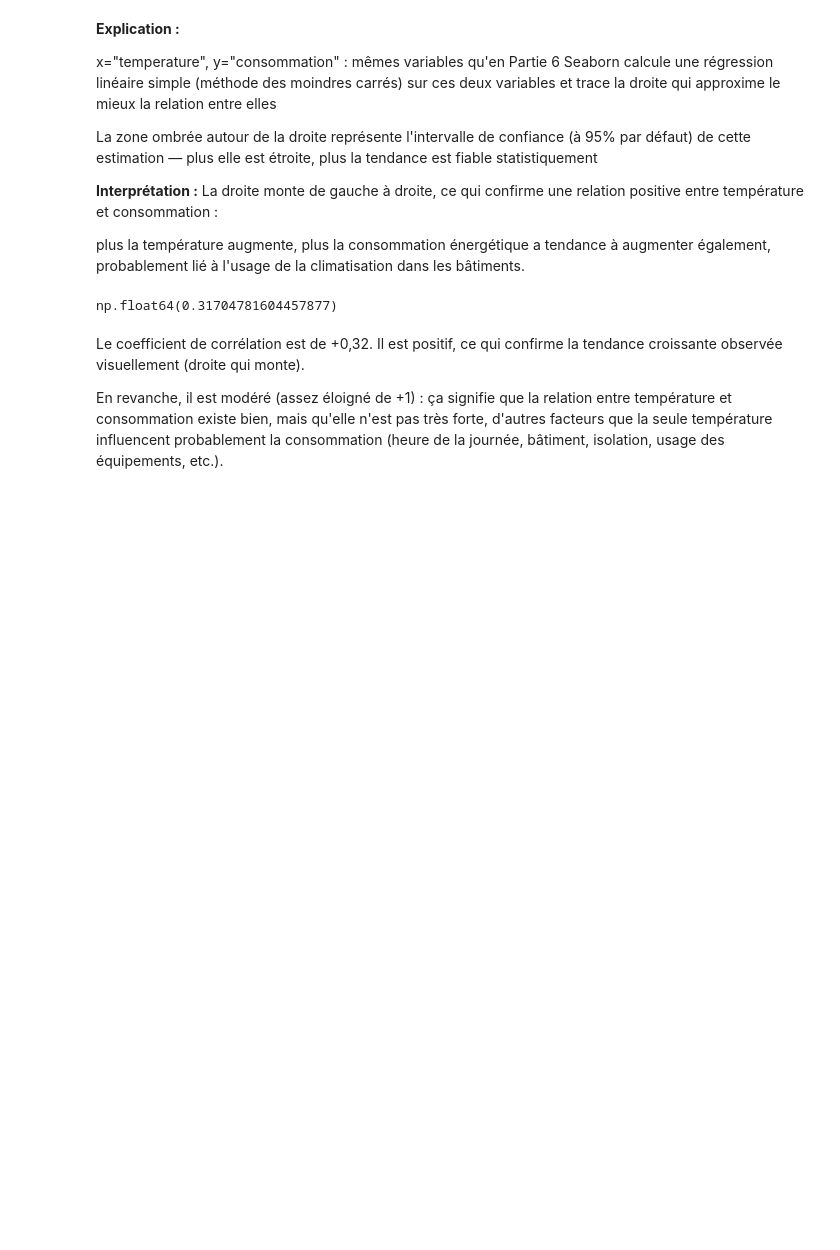
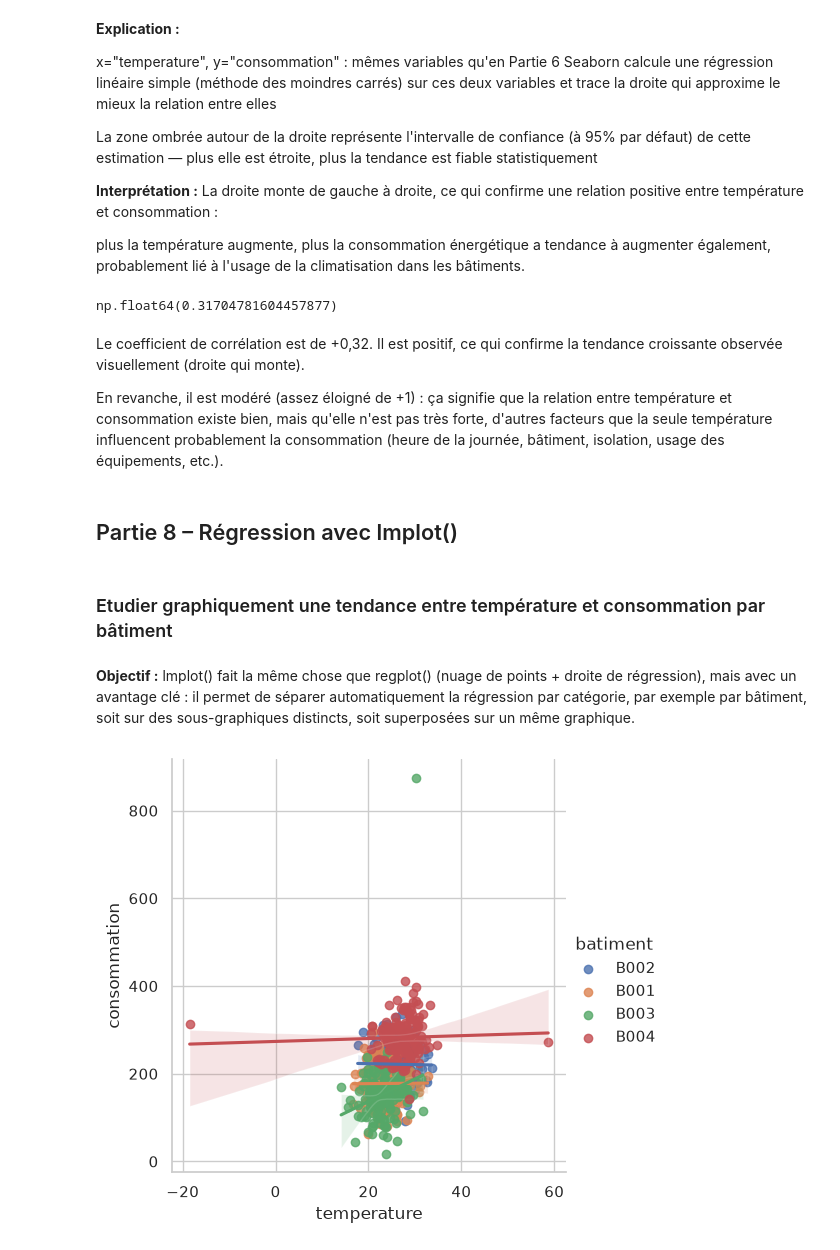
Before and after one commit to Fattimm/atelier_seaborn_iot, a Jupyter notebook: notebooks/atelier_seaborn_iot.ipynb, the cells around one changed output. Saved outputs shown, nothing was run; the diff lists cells and outputs as text; code cells hidden in the pictures; blank space fills up the shorter version.

Commit message:
Partie 8 – Régression avec lmplot()

```diff
--- a/notebooks/atelier_seaborn_iot.ipynb
+++ b/notebooks/atelier_seaborn_iot.ipynb
@@ -530,3 +530,14 @@ np.float64(0.31704781604457877)
 Le coefficient de corrélation est de +0,32. Il est positif, ce qui confirme la tendance croissante observée visuellement (droite qui monte).
 
 En revanche, il est modéré (assez éloigné de +1) : ça signifie que la relation entre température et consommation existe bien, mais qu'elle n'est pas très forte, d'autres facteurs que la seule température influencent probablement la consommation (heure de la journée, bâtiment, isolation, usage des équipements, etc.).
+# %% [markdown]
+## Partie 8 – Régression avec lmplot()
+# %% [markdown]
+### Etudier graphiquement une tendance entre température et consommation par bâtiment
+# %% [markdown]
+**Objectif :** lmplot() fait la même chose que regplot() (nuage de points + droite de régression), mais avec un avantage clé : il permet de séparer automatiquement la régression par catégorie, par exemple par bâtiment, soit sur des sous-graphiques distincts, soit superposées sur un même graphique.
+# %%
+sns.lmplot(data=df, x="temperature", y="consommation", hue="batiment")
+plt.show()
+# %% [output]
+[figure, added]
```
Also changed, not shown: parts of 4 cells of this notebook.
